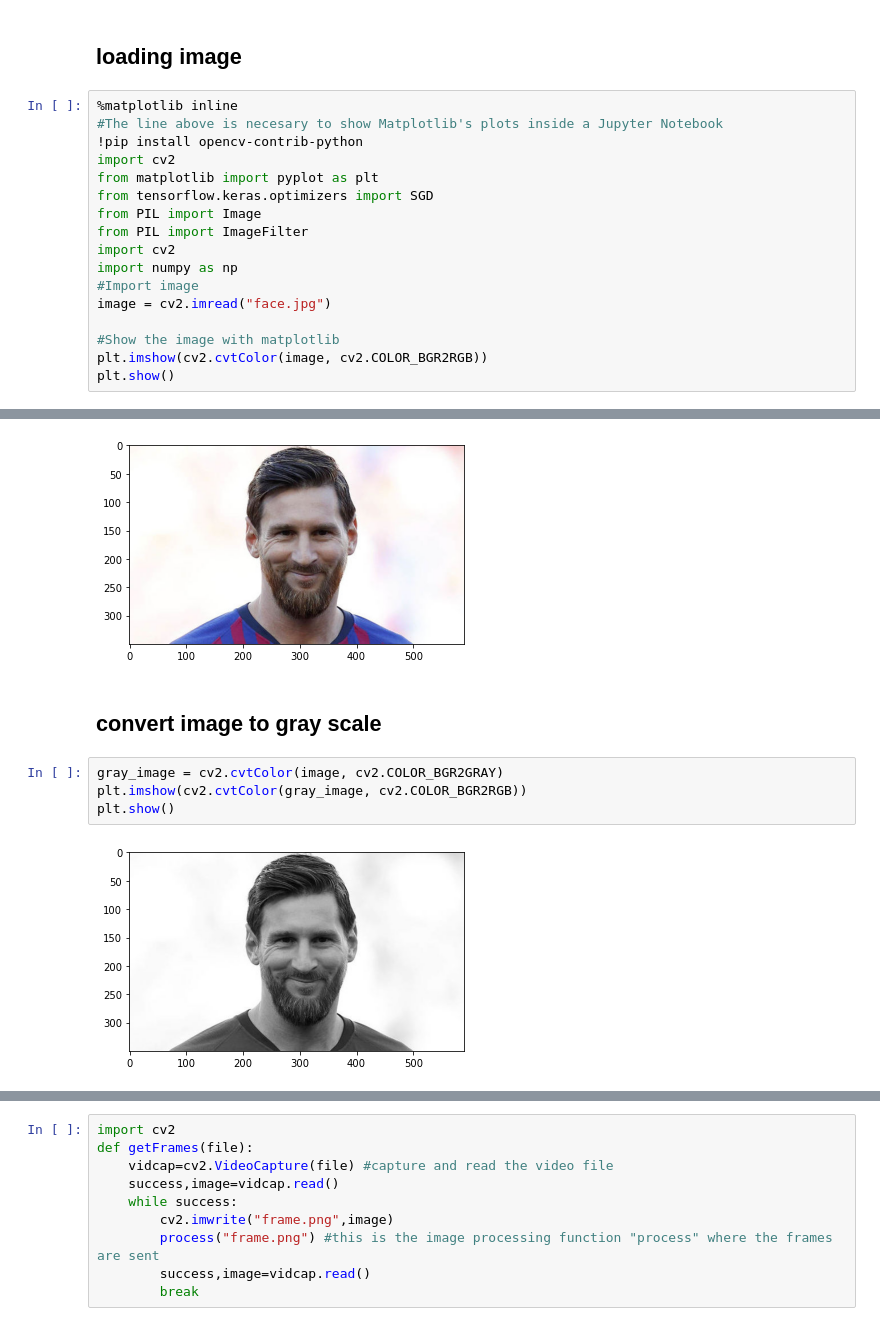
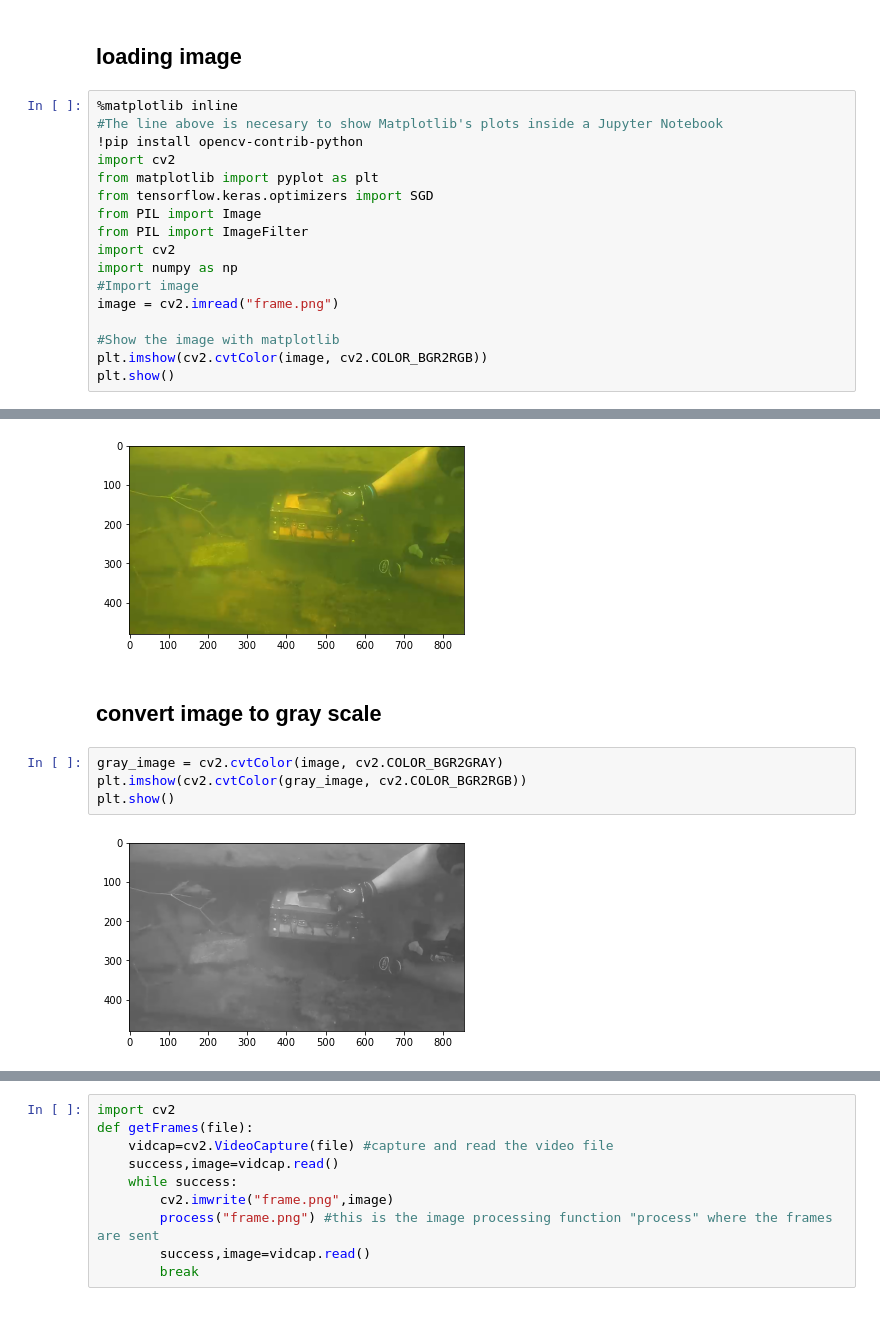
Before and after one commit to VaibhaveS/Focus, a Jupyter notebook: Process.ipynb, the cells around one changed output, grey strips where cells are left out. Saved outputs shown, nothing was run; the diff lists cells and outputs as text.

```diff
--- a/Process.ipynb
+++ b/Process.ipynb
@@ -12,7 +12,7 @@ from PIL import ImageFilter
 import cv2
 import numpy as np
 #Import image
-image = cv2.imread("face.jpg")
+image = cv2.imread("frame.png")
 
 #Show the image with matplotlib
 plt.imshow(cv2.cvtColor(image, cv2.COLOR_BGR2RGB))
@@ -22,5 +22,5 @@ Requirement already satisfied: opencv-contrib-python in c:\users\hp\anaconda3\li
 Requirement already satisfied: numpy>=1.17.3 in c:\users\hp\anaconda3\lib\site-packages (from opencv-contrib-python) (1.20.1)
-[figure, old version]
+[figure, new version]
 # %% [markdown]
 ## convert image to gray scale
 # %%
@@ -28,7 +28,7 @@ gray_image = cv2.cvtColor(image, cv2.COLOR_BGR2GRAY)
 plt.imshow(cv2.cvtColor(gray_image, cv2.COLOR_BGR2RGB))
 plt.show()
 # %% [output]
-[figure, old version]
+[figure, new version]
 # %%
 thresh2 = cv2.adaptiveThreshold(gray_image, 255, cv2.ADAPTIVE_THRESH_GAUSSIAN_C,
                                           cv2.THRESH_BINARY, 199, 5)
```
Also changed, not shown: parts of 15 cells of this notebook.
